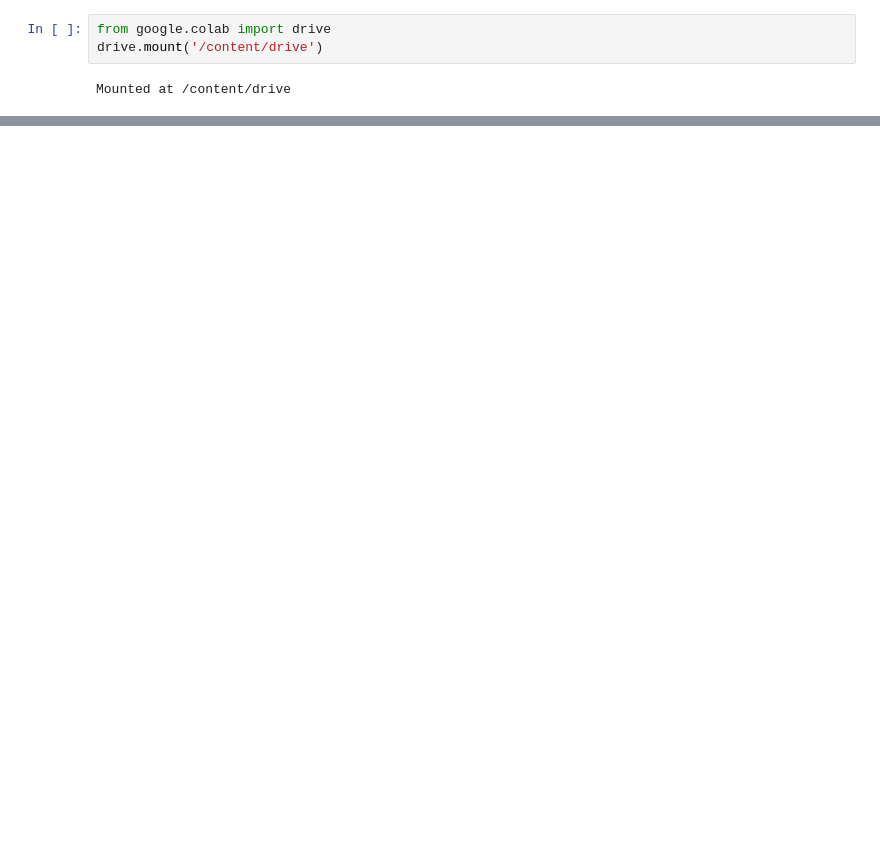
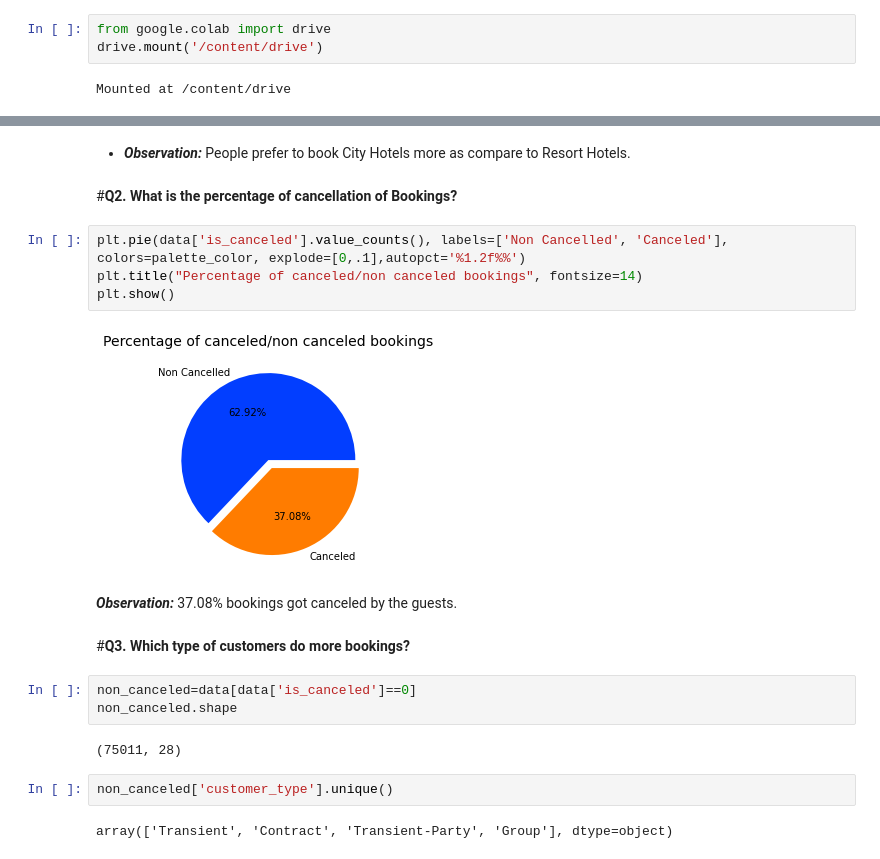
Before and after one commit to sachanneeraj/Hotels-Data-Analysis-EDA, a Jupyter notebook: Hotel_Booking_Analysis_Capstone_Project.ipynb, the cells around one changed output, grey strips where cells are left out. Cells and saved outputs as stored; diff of their text form; blank space fills up the shorter version.

```diff
--- a/Hotel_Booking_Analysis_Capstone_Project.ipynb
+++ b/Hotel_Booking_Analysis_Capstone_Project.ipynb
@@ -161,0 +278,27 @@ Hotel_data.shape
+# %% [markdown]
+
+* ***Observation:***
+People prefer to book City Hotels more as compare to Resort Hotels.
+# %% [markdown]
+#**Q2. What is the percentage of cancellation of Bookings?**
+# %%
+plt.pie(data['is_canceled'].value_counts(), labels=['Non Cancelled', 'Canceled'], colors=palette_color, explode=[0,.1],autopct='%1.2f%%')
+plt.title("Percentage of canceled/non canceled bookings", fontsize=14)
+plt.show()
+# %% [output]
+[figure, added]
+# %% [markdown]
+
+***Observation:***
+37.08% bookings got canceled by the guests.
+# %% [markdown]
+#**Q3. Which type of customers do more bookings?**
+# %%
+non_canceled=data[data['is_canceled']==0]
+non_canceled.shape
+# %% [output]
+(75011, 28)
+# %%
+non_canceled['customer_type'].unique()
+# %% [output]
+array(['Transient', 'Contract', 'Transient-Party', 'Group'], dtype=object)
```
Also changed, not shown: parts of 144 cells of this notebook.
